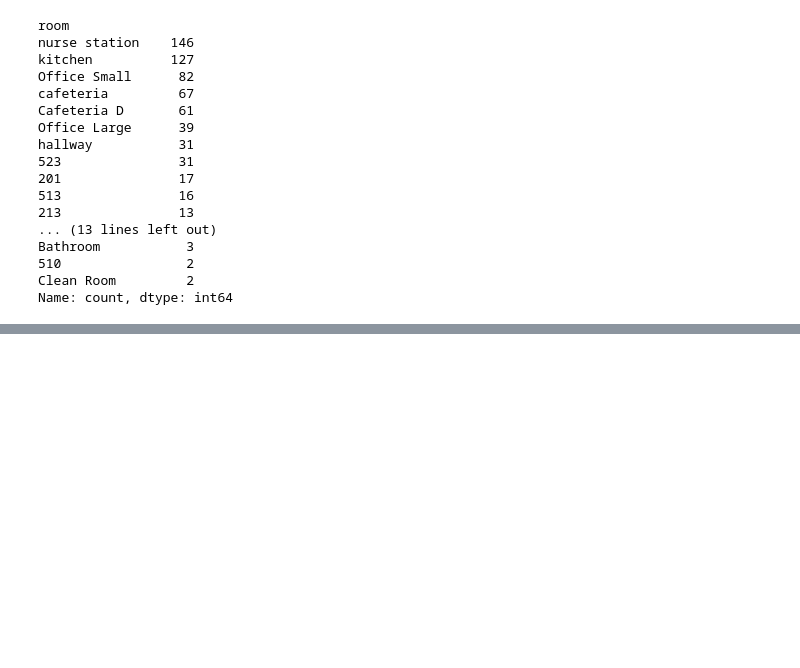
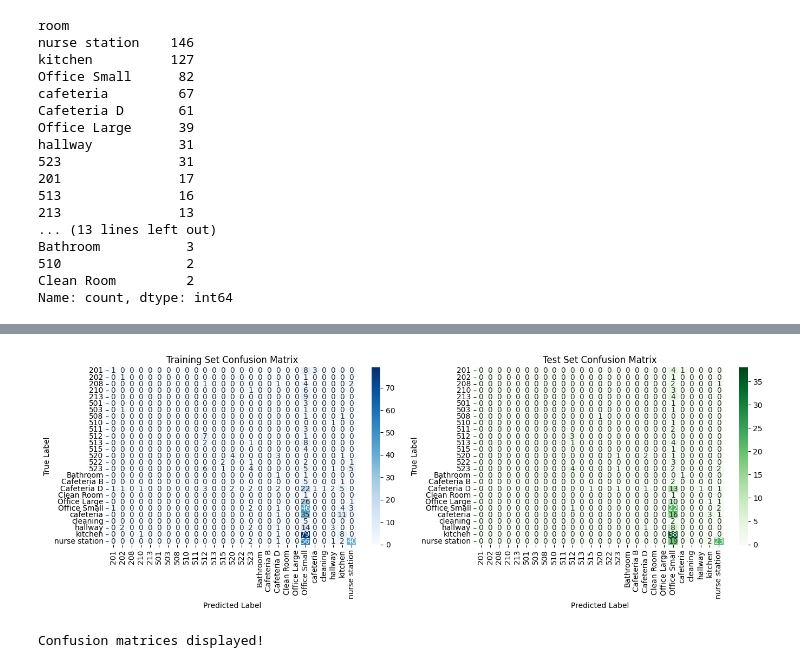
Before and after one commit to rakuzai/alcr-2026, a Jupyter notebook: code/notebook/main.ipynb, the cells around one changed output, grey strips where cells are left out. Saved outputs shown, nothing was run; the diff lists cells and outputs as text; code cells hidden in the pictures; blank space fills up the shorter version.

```diff
--- a/code/notebook/main.ipynb
+++ b/code/notebook/main.ipynb
@@ -600,0 +488,16 @@ plt.show()
+# %%
+# Training settings
+from sklearn.metrics import f1_score
+
+optimizer = torch.optim.Adam(model.parameters(), lr=0.0001, weight_decay=5e-4)
+criterion = nn.NLLLoss()
+epochs = 10000
+patience = 30
+best_loss = float('inf')
+patience_counter = 0
+
+# Training history
+train_losses = []
+val_losses = []
+
+print("Starting training...")
@@ -600,0 +650,27 @@ plt.show()
+# %%
+# Confusion Matrix visualization
+fig, axes = plt.subplots(1, 2, figsize=(14, 5))
+
+# Training set confusion matrix
+cm_train = confusion_matrix(y_train, train_pred)
+sns.heatmap(cm_train, annot=True, fmt='d', cmap='Blues', ax=axes[0],
+            xticklabels=le.classes_, yticklabels=le.classes_)
+axes[0].set_title('Training Set Confusion Matrix')
+axes[0].set_ylabel('True Label')
+axes[0].set_xlabel('Predicted Label')
+
+# Test set confusion matrix
+cm_test = confusion_matrix(y_test, test_pred)
+sns.heatmap(cm_test, annot=True, fmt='d', cmap='Greens', ax=axes[1],
+            xticklabels=le.classes_, yticklabels=le.classes_)
+axes[1].set_title('Test Set Confusion Matrix')
+axes[1].set_ylabel('True Label')
+axes[1].set_xlabel('Predicted Label')
+
+plt.tight_layout()
+plt.show()
+
+print("Confusion matrices displayed!")
+# %% [output]
+[figure, added]
+Confusion matrices displayed!
```
Also changed, not shown: parts of 23 cells of this notebook.
